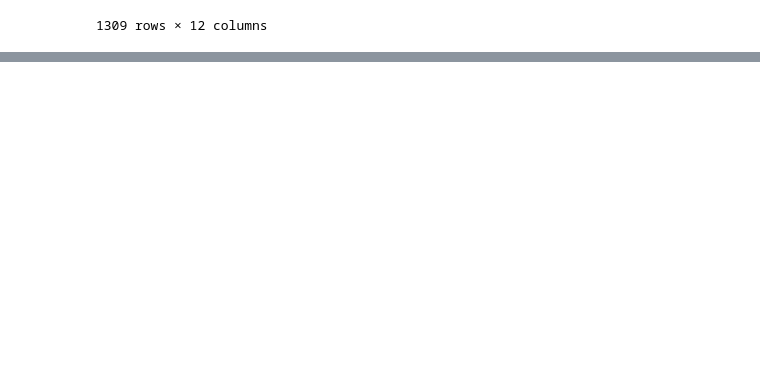
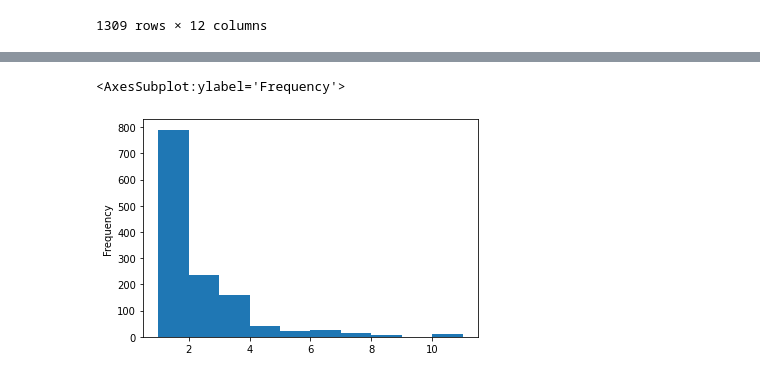
Before and after one commit to avilavate/titanic_disaster, a Jupyter notebook: notebooks/EDA Titanic Disaster Dataset.ipynb, the cells around one changed output, grey strips where cells are left out. Saved outputs shown, nothing was run; the diff lists cells and outputs as text; code cells hidden in the pictures; blank space fills up the shorter version.

```diff
--- a/notebooks/EDA Titanic Disaster Dataset.ipynb
+++ b/notebooks/EDA Titanic Disaster Dataset.ipynb
@@ -453,0 +462,2 @@ df.head()
+# %%
+df["Age_State"]= np.where(df.Age>=18, "Adult","Child")
@@ -453,0 +507,2 @@ df.head()
+# %%
+Family_Size=df.Parch+df.SibSp+1
@@ -453,0 +525,2 @@ df.head()
+# %%
+df["Family_Size"]=Family_Size
@@ -453,0 +537,5 @@ df.head()
+# %%
+df.Family_Size.plot(kind="hist")
+# %% [output]
+<AxesSubplot:ylabel='Frequency'>
+[figure, added]
```
Also changed, not shown: parts of 56 cells of this notebook.
